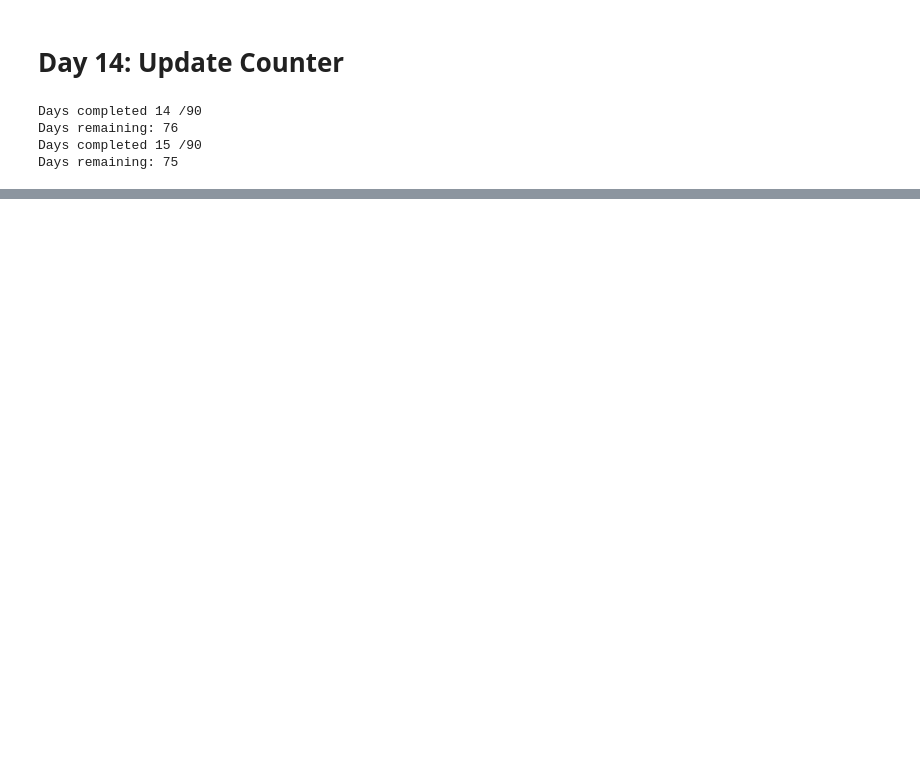
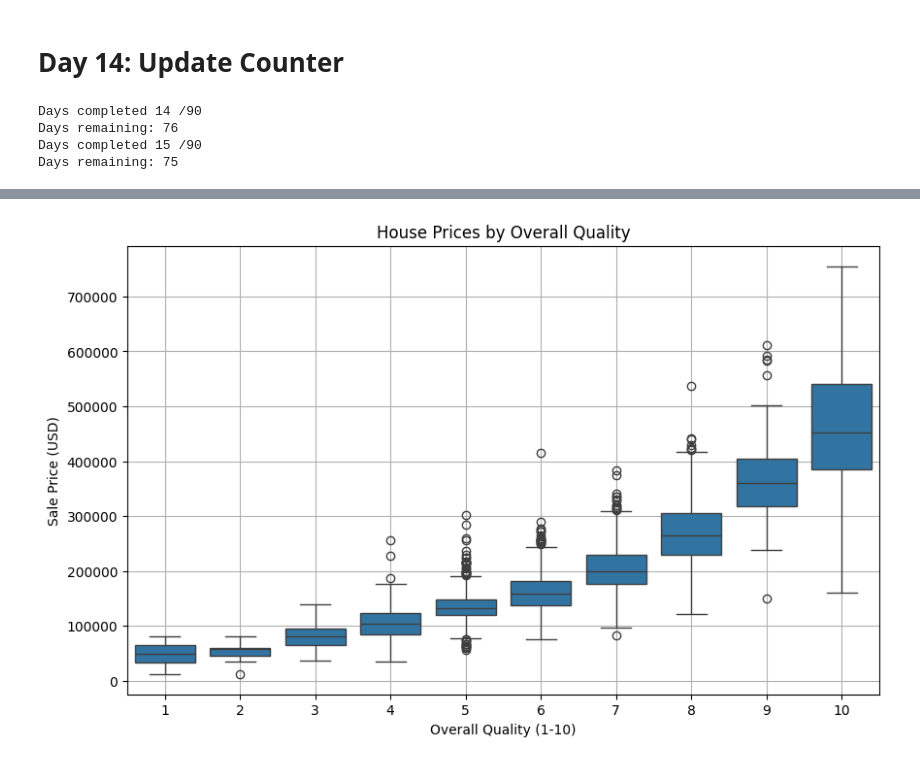
Before and after one commit to hackingbandy/coding_challenge, a Jupyter notebook: main.ipynb, the cells around one changed output, grey strips where cells are left out. Saved outputs shown, nothing was run; the diff lists cells and outputs as text; code cells hidden in the pictures; blank space fills up the shorter version.

```diff
--- a/main.ipynb
+++ b/main.ipynb
@@ -208,0 +230,11 @@ Days remaining: 75
+# %%
+plt.figure(figsize=(10, 6))
+sns.boxplot(x=df_ames_house['overall_qual'], y=df_ames_house['saleprice'])
+
+plt.xlabel('Overall Quality (1-10)')
+plt.ylabel('Sale Price (USD)')
+plt.title('House Prices by Overall Quality')
+plt.grid(True)
+plt.show()
+# %% [output]
+[figure, added]
```
Also changed, not shown: parts of 10 cells of this notebook.
